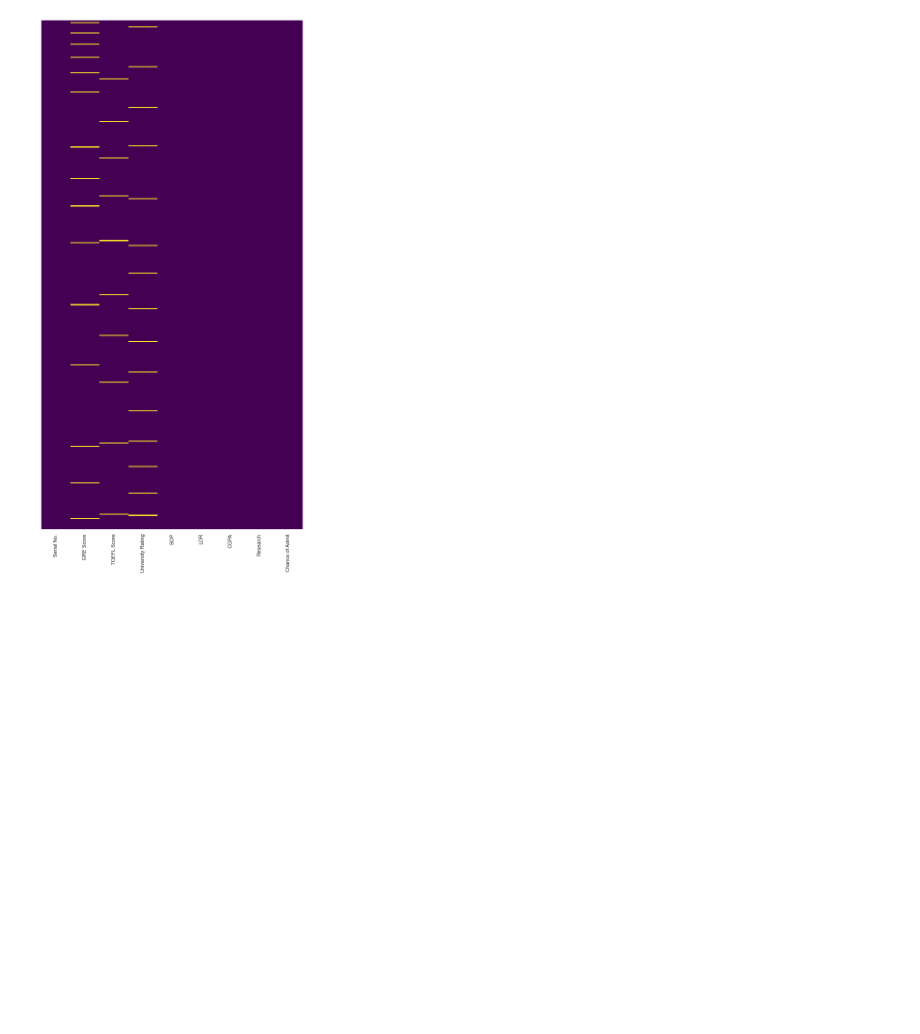
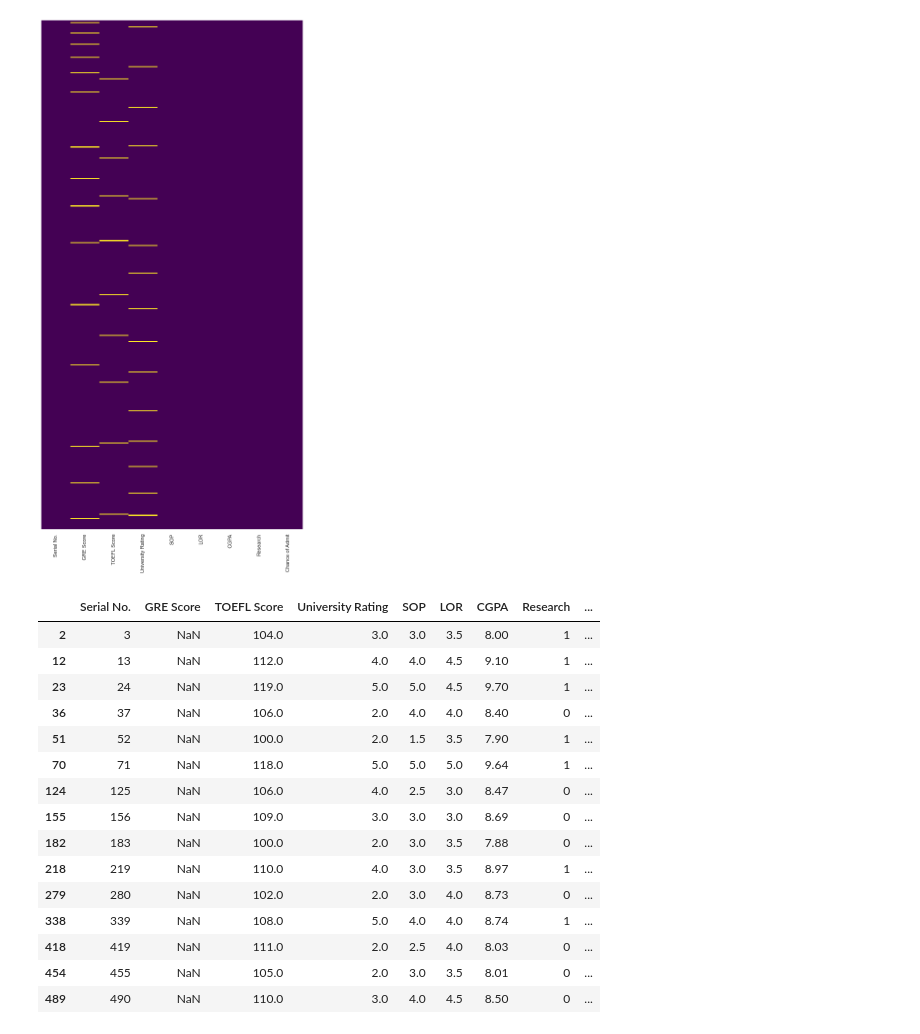
Before and after one commit to ravi0dubey/Linear_Regression_Admission_Prediction, a Jupyter notebook: Linear Regression Model for Admission Prediction.ipynb, the cells around one changed output. Cells and saved outputs as stored; diff of their text form; code cells hidden in the pictures; blank space fills up the shorter version.

```diff
--- a/Linear Regression Model for Admission Prediction.ipynb
+++ b/Linear Regression Model for Admission Prediction.ipynb
@@ -143,3 +145,23 @@ sns.heatmap(df.isnull(),yticklabels=False,cbar= False,cmap = 'viridis')
 # %% [output]
 <AxesSubplot:>
 [figure]
+# %%
+#To print list of all Gre Score which has NAN values in it
+df[df['GRE Score'].isnull()]
+# %% [output]
+|  | Serial No. | GRE Score | TOEFL Score | University Rating | SOP | LOR | CGPA | Research | ... |
+| 2 | 3 | NaN | 104.0 | 3.0 | 3.0 | 3.5 | 8.00 | 1 | ... |
+| 12 | 13 | NaN | 112.0 | 4.0 | 4.0 | 4.5 | 9.10 | 1 | ... |
+| 23 | 24 | NaN | 119.0 | 5.0 | 5.0 | 4.5 | 9.70 | 1 | ... |
+| 36 | 37 | NaN | 106.0 | 2.0 | 4.0 | 4.0 | 8.40 | 0 | ... |
+| 51 | 52 | NaN | 100.0 | 2.0 | 1.5 | 3.5 | 7.90 | 1 | ... |
+| 70 | 71 | NaN | 118.0 | 5.0 | 5.0 | 5.0 | 9.64 | 1 | ... |
+| 124 | 125 | NaN | 106.0 | 4.0 | 2.5 | 3.0 | 8.47 | 0 | ... |
+| 155 | 156 | NaN | 109.0 | 3.0 | 3.0 | 3.0 | 8.69 | 0 | ... |
+| 182 | 183 | NaN | 100.0 | 2.0 | 3.0 | 3.5 | 7.88 | 0 | ... |
+| 218 | 219 | NaN | 110.0 | 4.0 | 3.0 | 3.5 | 8.97 | 1 | ... |
+| 279 | 280 | NaN | 102.0 | 2.0 | 3.0 | 4.0 | 8.73 | 0 | ... |
+| 338 | 339 | NaN | 108.0 | 5.0 | 4.0 | 4.0 | 8.74 | 1 | ... |
+| 418 | 419 | NaN | 111.0 | 2.0 | 2.5 | 4.0 | 8.03 | 0 | ... |
+| 454 | 455 | NaN | 105.0 | 2.0 | 3.0 | 3.5 | 8.01 | 0 | ... |
+| 489 | 490 | NaN | 110.0 | 3.0 | 4.0 | 4.5 | 8.50 | 0 | ... |
```
Also changed, not shown: parts of 7 cells of this notebook.
